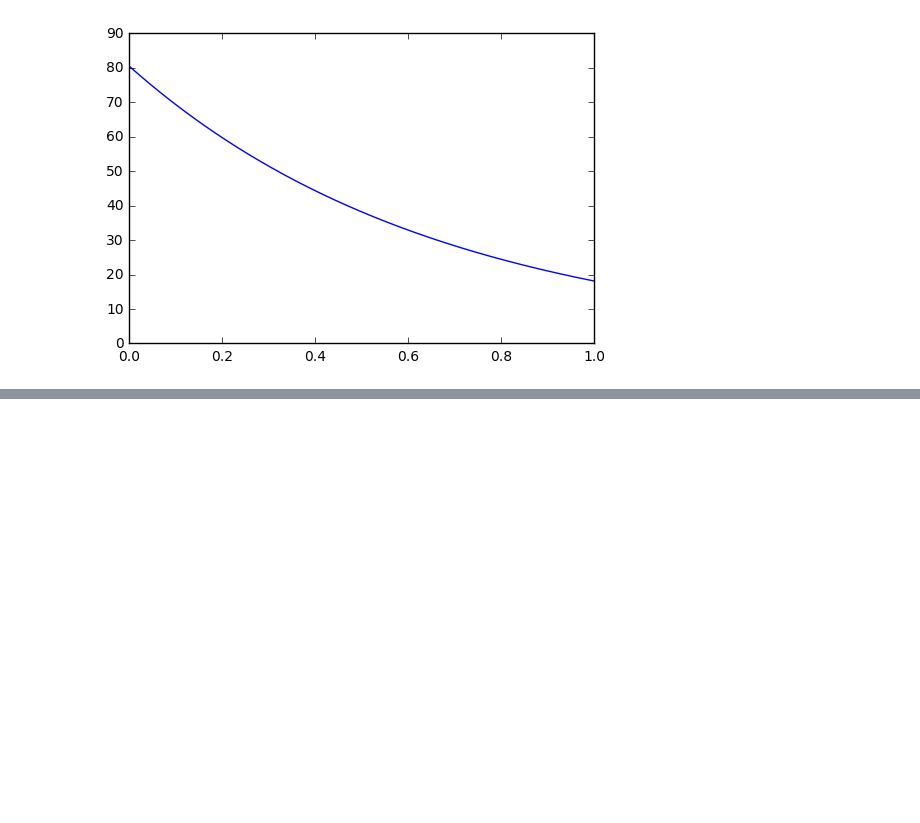
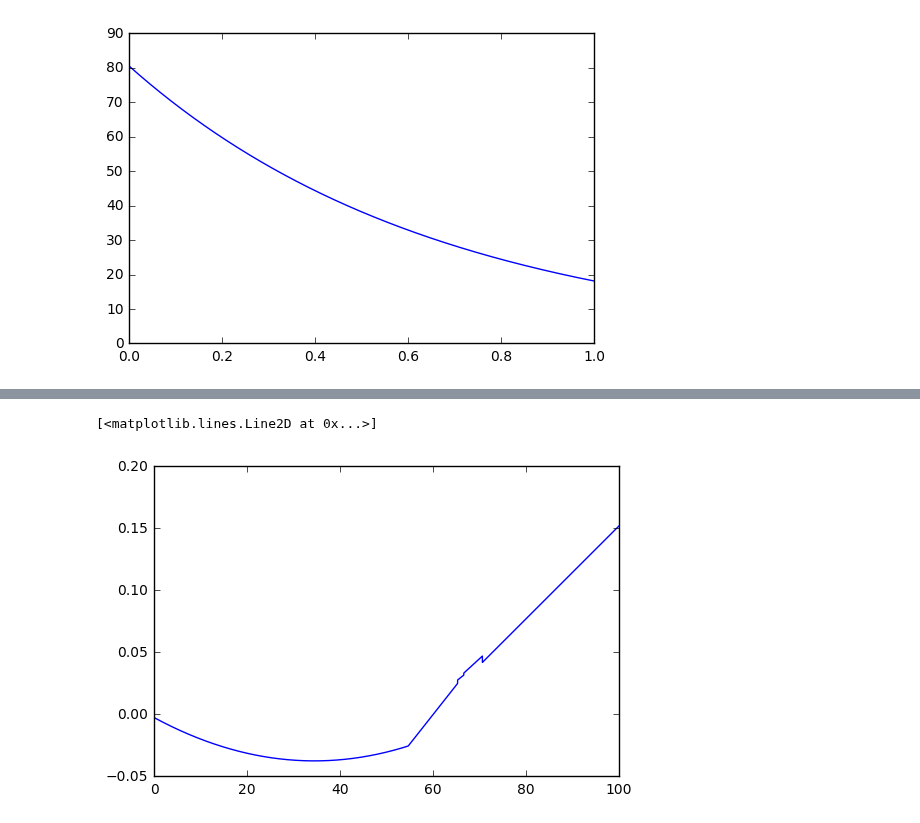
Before and after one commit to 123daimanu/DR_EAM, a Jupyter notebook: EAM_OxygenZhou2005.ipynb, the cells around one changed output, grey strips where cells are left out. Drawn from its saved outputs; the diff is of its cells as text; code cells hidden in the pictures; blank space fills up the shorter version.

```diff
--- a/EAM_OxygenZhou2005.ipynb
+++ b/EAM_OxygenZhou2005.ipynb
@@ -391,0 +404,42 @@ lab.plot(den,F_OU)
+# %%
+
+
+def Der(rho):
+    delta=0.00001
+    f1=FO([rho+delta],rhoe_O,rhominO,rhomaxO,\
+       F0[0],F0[1],F0[2],F0[3],F0[4],\
+       F1[0],F1[1],F1[2],F1[3],F1[4],\
+      F2[0],F2[1],F2[2],F2[3],F2[4],\
+      F3[0],F3[1],F3[2],F3[3],F3[4])
+    f2=FO([rho],rhoe_O,rhominO,rhomaxO,\
+       F0[0],F0[1],F0[2],F0[3],F0[4],\
+       F1[0],F1[1],F1[2],F1[3],F1[4],\
+      F2[0],F2[1],F2[2],F2[3],F2[4],\
+      F3[0],F3[1],F3[2],F3[3],F3[4])
+    return (f1-f2)/delta
+
+
+def DerFit(rho):
+    delta=0.00001
+    f1=FO([rho+delta],rhoe_O,rhominO,rhomaxO,\
+       F0[0],F0[1],F0[2],F0[3],F0[4],\
+       F1[0],F1[1],F1[2],F1[3],F1[4],\
+      F2[0],F2[1],F2[2],F2[3],F2[4],\
+      F3[0],F3[1],F3[2],F3[3],F3[4])
+    f2=FO([rho],rhoe_O,rhominO,rhomaxO,\
+       F0[0],F0[1],F0[2],F0[3],F0[4],\
+       F1[0],F1[1],F1[2],F1[3],F1[4],\
+      F2[0],F2[1],F2[2],F2[3],F2[4],\
+      F3[0],F3[1],F3[2],F3[3],F3[4])
+    return (f1-f2)/delta
+# %%
+x=num.linspace(0,100,10000)
+# %%
+derf=[]
+for var in x:
+    derf.append(Der(var))
+# %%
+lab.plot(x,derf)
+# %% [output]
+[<matplotlib.lines.Line2D at 0x...>]
+[figure, added]
```
Also changed, not shown: parts of 13 cells of this notebook, 13 other files.
